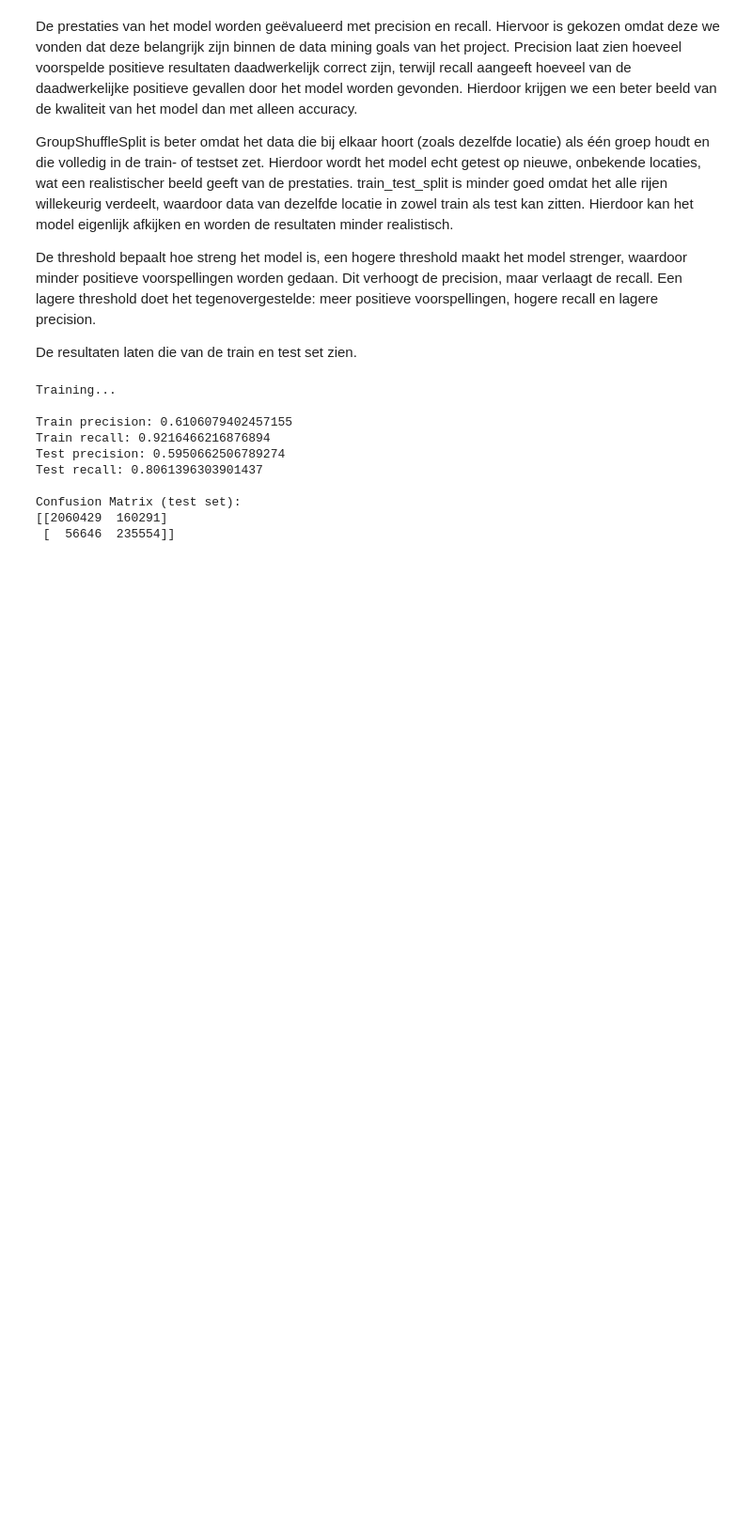
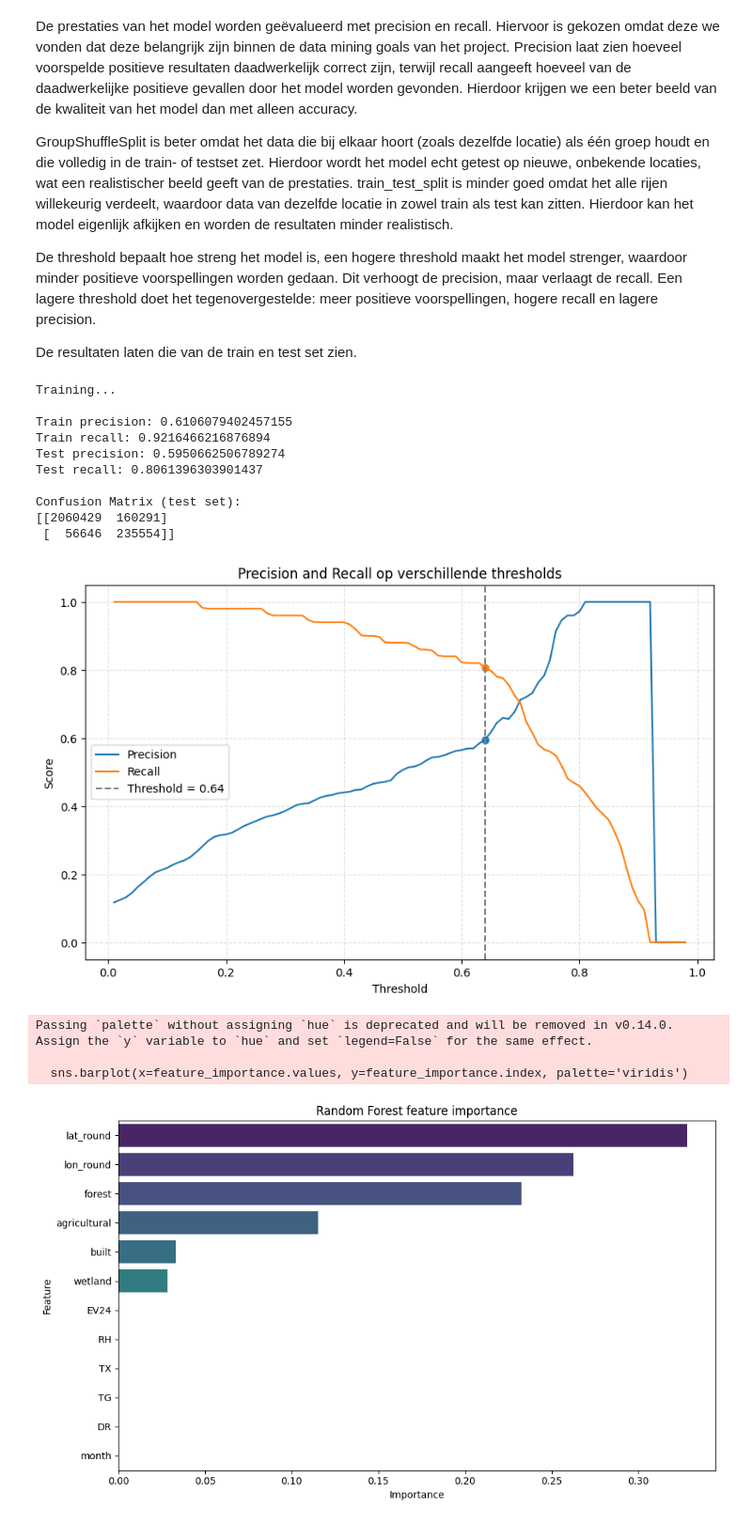
Before and after one commit to Jamie1111/Toeftoeftoeftoef, a Jupyter notebook: DSAI_Databazen.ipynb, the cells around one changed output. Shown at 94% size. Saved outputs shown, nothing was run; the diff lists cells and outputs as text; code cells hidden in the pictures; blank space fills up the shorter version.

Commit message:
model visualisaties enzo toegevoegd

```diff
--- a/assignment_template_it1.ipynb
+++ b/DSAI_Databazen.ipynb
@@ -816,3 +815,47 @@ Test recall: 0.8061396303901437
 Confusion Matrix (test set):
 [[2060429  160291]
  [  56646  235554]]
+# %%
+import matplotlib.pyplot as plt
+import seaborn as sns
+from sklearn.metrics import precision_recall_curve
+
+thresholds = np.arange(0.01, 0.99, 0.01)
+precision_vals = []
+recall_vals = []
+for t in thresholds:
+    preds = (probs_test >= t).astype(int)
+    precision_vals.append(precision_score(y_test, preds, zero_division=0))
+    recall_vals.append(recall_score(y_test, preds, zero_division=0))
+
+best_idx = int(np.argmin(np.abs(thresholds - best_t)))
+
+# Threshold plot
+plt.figure(figsize=(10, 6))
+plt.plot(thresholds, precision_vals, label="Precision", color="#1f77b4")
+plt.plot(thresholds, recall_vals, label="Recall", color="#ff7f0e")
+plt.axvline(best_t, color="gray", linestyle="--", label=f"Threshold = {best_t:.2f}")
+plt.scatter([best_t], [precision_vals[best_idx]], color="#1f77b4")
+plt.scatter([best_t], [recall_vals[best_idx]], color="#ff7f0e")
+plt.xlabel("Threshold")
+plt.ylabel("Score")
+plt.title("Precision and Recall op verschillende thresholds")
+plt.legend()
+plt.grid(True, linestyle='--', alpha=0.4)
+plt.show()
+
+# Feature importance
+feature_importance = pd.Series(model.feature_importances_, index=X.columns).sort_values(ascending=False)
+plt.figure(figsize=(10, 6))
+sns.barplot(x=feature_importance.values, y=feature_importance.index, palette='viridis')
+plt.title("Random Forest feature importance")
+plt.xlabel("Importance")
+plt.ylabel("Feature")
+plt.tight_layout()
+plt.show()
+# %% [output]
+[figure, added]
+Passing `palette` without assigning `hue` is deprecated and will be removed in v0.14.0. Assign the `y` variable to `hue` and set `legend=False` for the same effect.
+
+  sns.barplot(x=feature_importance.values, y=feature_importance.index, palette='viridis')
+[figure, added]
```
Also changed, not shown: parts of 1 cell of this notebook.
